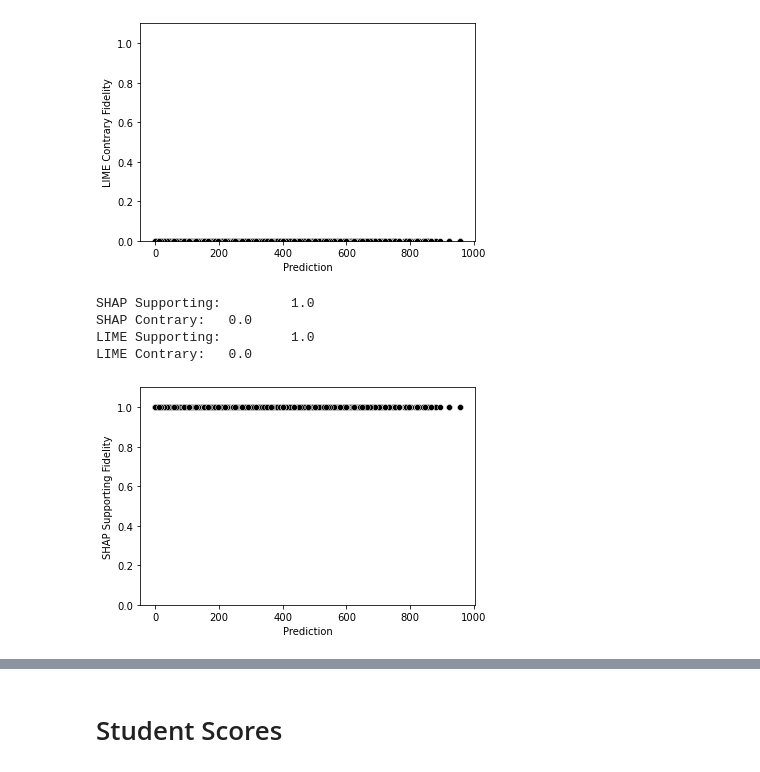
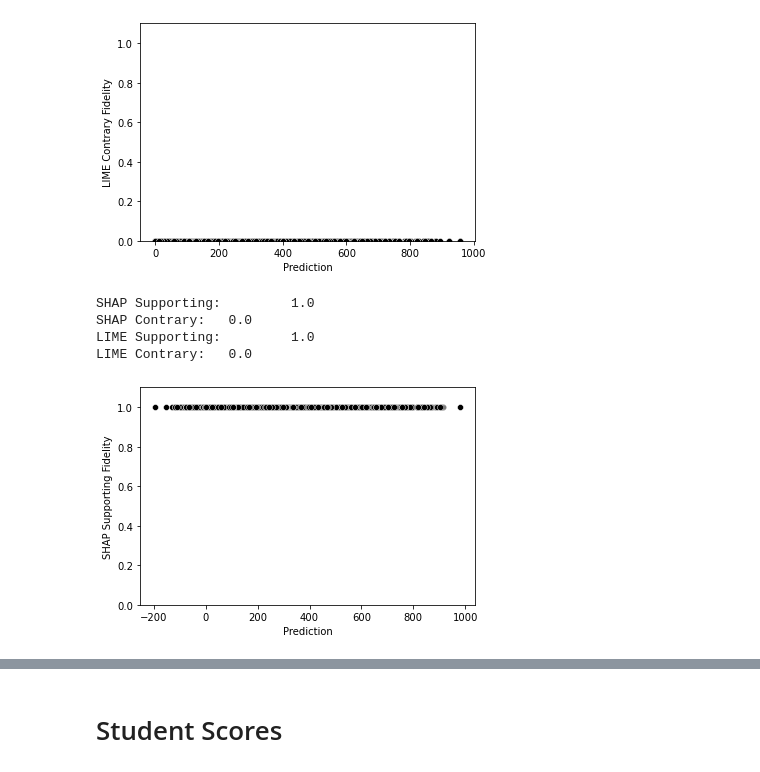
Before and after one commit to Mythreyi-V/three-phase-fidelity-evaluation, a Jupyter notebook: compile_results.ipynb, the cells around one changed output, grey strips where cells are left out. Drawn from its saved outputs; the diff is of its cells as text; code cells hidden in the pictures.

```diff
--- a/compile_results.ipynb
+++ b/compile_results.ipynb
@@ -503,28 +503,28 @@ LIME Contrary:   0.0
 # %%
 xgb_data = bike_data[bike_data["Classifier"] == "xgboost"]
 print("SHAP Supporting:\t", np.mean(xgb_data["SHAP Supporting Fidelity"]))
 print("SHAP Contrary:\t", np.mean(xgb_data["SHAP Contrary Fidelity"]))
 print("LIME Supporting:\t", np.mean(xgb_data["LIME Supporting Fidelity"]))
 print("LIME Contrary:\t", np.mean(xgb_data["LIME Contrary Fidelity"]))
 
-sns.scatterplot(dt_data["Prediction"], xgb_data["SHAP Supporting Fidelity"])
+sns.scatterplot(xgb_data["Prediction"], xgb_data["SHAP Supporting Fidelity"])
 plt.ylim(0,1.1)
 plt.show()
 
-sns.scatterplot(dt_data["Prediction"], xgb_data["SHAP Contrary Fidelity"])
+sns.scatterplot(xgb_data["Prediction"], xgb_data["SHAP Contrary Fidelity"])
 plt.ylim(0,1.1)
 plt.show()
 
-sns.scatterplot(dt_data["Prediction"], xgb_data["LIME Supporting Fidelity"])
+sns.scatterplot(xgb_data["Prediction"], xgb_data["LIME Supporting Fidelity"])
 plt.ylim(0,1.1)
 plt.show()
 
-sns.scatterplot(dt_data["Prediction"], xgb_data["LIME Contrary Fidelity"])
+sns.scatterplot(xgb_data["Prediction"], xgb_data["LIME Contrary Fidelity"])
 plt.ylim(0,1.1)
 plt.show()
 # %% [output]
 SHAP Supporting:         1.0
 SHAP Contrary:   0.0
 LIME Supporting:         1.0
 LIME Contrary:   0.0
-[figure, old version]
+[figure, new version]
```
Also changed, not shown: parts of 6 cells of this notebook.
